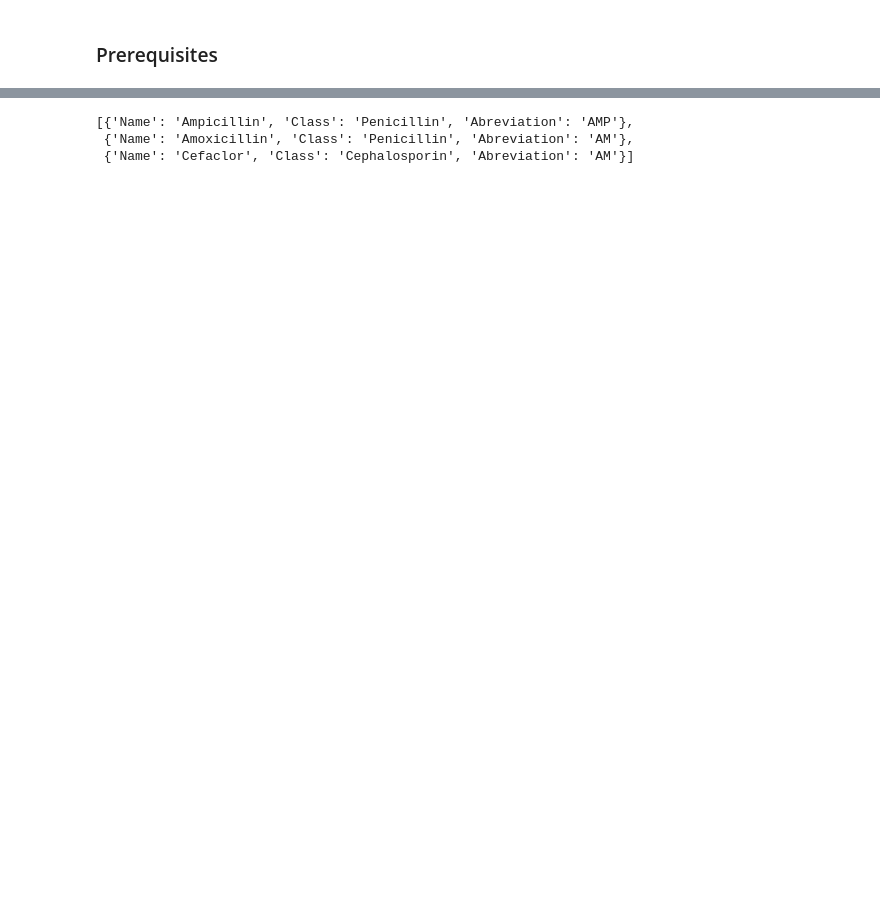
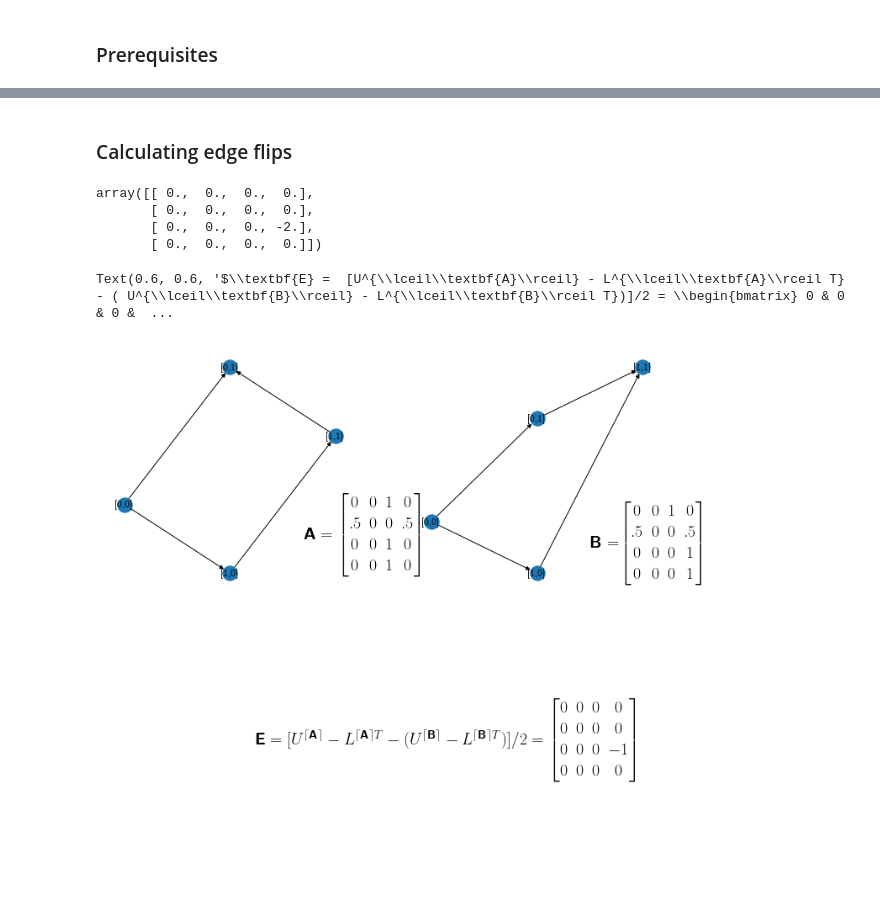
Before and after one commit to nkrishnan94/edgeflips, a Jupyter notebook: edgeflips.ipynb, the cells around one changed output, grey strips where cells are left out. Cells and saved outputs as stored; diff of their text form; code cells hidden in the pictures; blank space fills up the shorter version.

```diff
--- a/edgeflips.ipynb
+++ b/edgeflips.ipynb
@@ -43,6 +39,0 @@ abxDicts = [{'Name':'Ampicillin','Class':'Penicillin','Abreviation':'AMP'},
-# %%
-abxDicts
-# %% [output]
-[{'Name': 'Ampicillin', 'Class': 'Penicillin', 'Abreviation': 'AMP'},
- {'Name': 'Amoxicillin', 'Class': 'Penicillin', 'Abreviation': 'AM'},
- {'Name': 'Cefaclor', 'Class': 'Cephalosporin', 'Abreviation': 'AM'}]
@@ -58,0 +57,55 @@ for i,l1 in enumerate(landscapes):
+# %% [markdown]
+### Calculating edge flips
+# %%
+l1 = FitnessLandscape([.5,.4,.7,.6])
+l2 = FitnessLandscape([.5,.4,.7,.8])
+p1 = buildTransitionMatrix(l1)
+p2 = buildTransitionMatrix(l2)
+edgeFlips(p1,p2)
+# %% [output]
+array([[ 0.,  0.,  0.,  0.],
+       [ 0.,  0.,  0.,  0.],
+       [ 0.,  0.,  0., -2.],
+       [ 0.,  0.,  0.,  0.]])
+# %%
+fig,axs=plt.subplots(2,2,figsize=(12,12))
+
+
+g1 = nx.DiGraph()
+g1.add_nodes_from([1,2,3,4])
+g1.add_edge(1,2)
+g1.add_edge(1,3)
+g1.add_edge(3,4)
+g1.add_edge(4,2)
+
+pos1= {(1):np.array([0,.5]),(2):np.array([.5,.7]),(3):np.array([.5,.4]),(4):np.array([1,.6])}
+labe= {(1):'[0,0]',(2):'[0,1]',(3):'[1,0]',(4):'[1,1]'}
+nx.draw(g1,with_labels=True,pos=pos1,ax=axs[0,0],labels=labe)
+
+g2 = nx.DiGraph()
+g1.add_nodes_from([1,2,3,4])
+g1.add_edge(1,2)
+g1.add_edge(1,3)
+g1.add_edge(2,4)
+g1.add_edge(3,4)
+pos2= {(1):np.array([.1,.5]),(2):np.array([.6,.7]),(3):np.array([.6,.4]),(4):np.array([1.1,.8])}
+G2 = nx.hypercube_graph(2)
+nx.draw(g,labels=labe,pos=pos2,ax=axs[0,1])
+
+
+mpl.rcParams['font.size'] = 20
+mpl.rcParams['text.usetex'] = True
+mpl.rcParams['text.latex.preamble'] = r'\usepackage{{amsmath}}'
+
+
+
+axs[0,0].text(0.85, .45, r'$\textbf{A} = \begin{bmatrix} 0 & 0 & 1 & 0 \\ .5 & 0 & 0  & .5 \\ 0 & 0 & 1 & 0 \\ 0 & 0 & 1 & 0  \end{bmatrix}$')
+axs[0,1].text(0.85, .45, r'\textbf{B} =$\begin{bmatrix} 0 & 0 & 1 & 0 \\ .5 & 0 & 0  & .5 \\ 0 & 0 & 0 & 1 \\ 0 & 0 & 0 & 1  \end{bmatrix}$')
+
+axs[1,0].axis(False)
+
+axs[1,1].axis(False)
+axs[1,0].text(0.6, .6, r'$\textbf{E} =  [U^{\lceil\textbf{A}\rceil} - L^{\lceil\textbf{A}\rceil T} - ( U^{\lceil\textbf{B}\rceil} - L^{\lceil\textbf{B}\rceil T})]/2 = \begin{bmatrix} 0 & 0 & 0 & 0 \\ 0 & 0 & 0  & 0 \\ 0 & 0 & 0 & -1 \\ 0 & 0 & 0 & 0  \end{bmatrix}$')
+# %% [output]
+Text(0.6, 0.6, '$\\textbf{E} =  [U^{\\lceil\\textbf{A}\\rceil} - L^{\\lceil\\textbf{A}\\rceil T} - ( U^{\\lceil\\textbf{B}\\rceil} - L^{\\lceil\\textbf{B}\\rceil T})]/2 = \\begin{bmatrix} 0 & 0 & 0 &  ...
+[figure, added]
```
Also changed, not shown: parts of 28 cells of this notebook, 1 other file.
